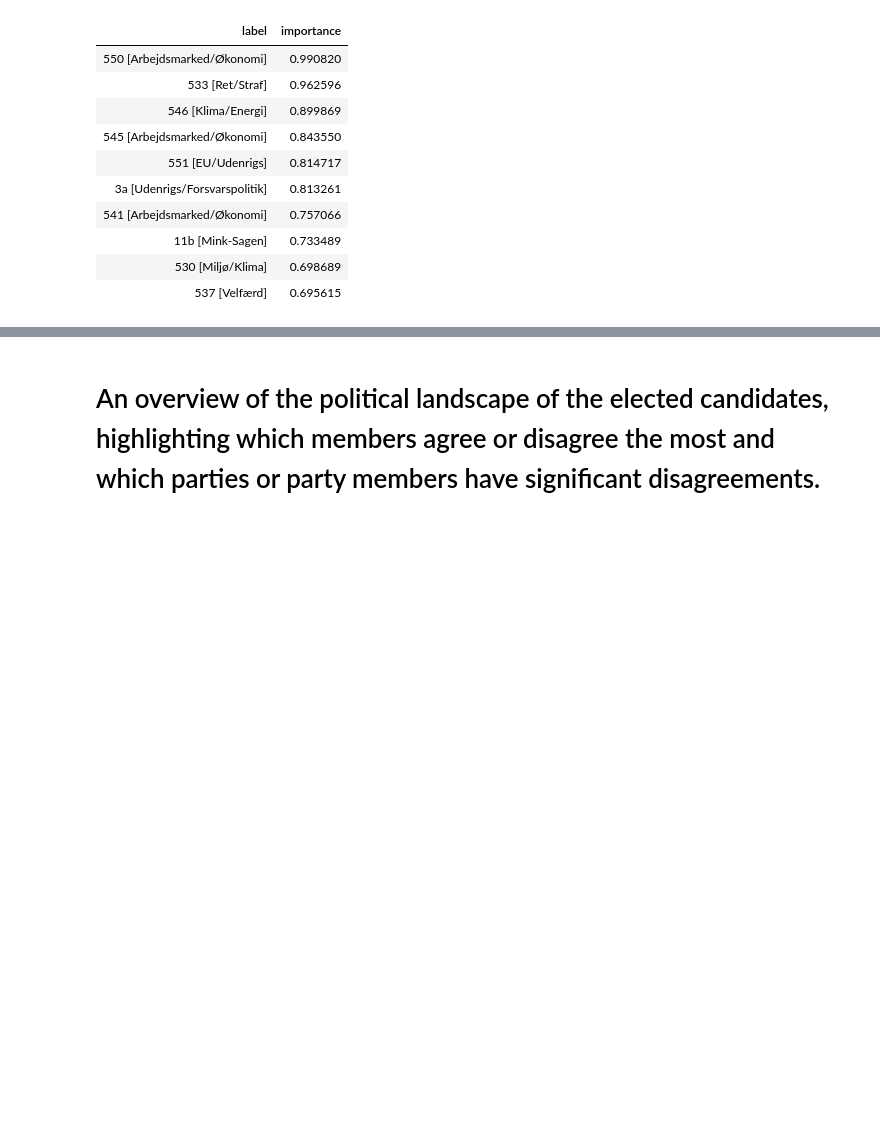
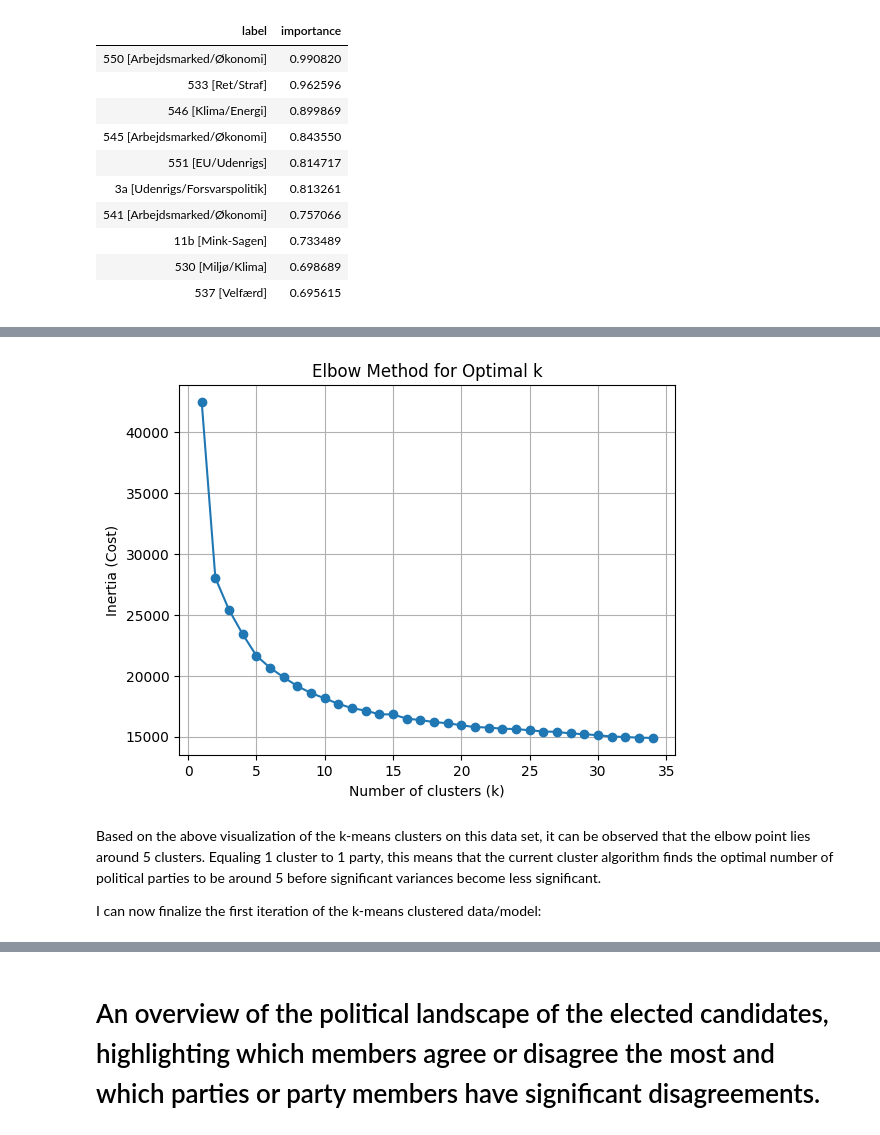
Before and after one commit to Dogmeat2000/MAL1-Python, a Jupyter notebook: Assignment 6/6. Candidate Test 2022 II.ipynb, the cells around one changed output, grey strips where cells are left out. Drawn from its saved outputs; the diff is of its cells as text; code cells hidden in the pictures; blank space fills up the shorter version.

```diff
--- a/Assignment 6/6. Candidate Test 2022 II.ipynb
+++ b/Assignment 6/6. Candidate Test 2022 II.ipynb
@@ -305,0 +315,24 @@ I can see that Question 550 under the Arbejdsmarked/Økonomi topic is the most i
+# %%
+# 1. Let's first prepare the data:
+## Remove non-numerical columns:
+X_Cluster = raw_data
+X_Cluster = X_Cluster.drop(columns=['storkreds', 'alder', 'navn', 'parti'])
+
+## Remove any rows with missing data:
+X_Cluster = X_Cluster.dropna()
+
+# 2. Standardize the data, so mean = 0 and the standard variance for each feature/question is 1. (i.e. -1 to 1).
+scaler = StandardScaler()
+X_Cluster_Scaled = scaler.fit_transform(X_Cluster)
+
+# For visualization:
+#pca_visualization = PCA(n_components=2)
+#X_visualization = pca_visualization.fit_transform(X_Cluster_Scaled)
+
+#def plotCluster(fitted_data, graph_name):
+#  plt.scatter(X_visualization[:, 0], X_visualization[:, 1], c=fitted_data, cmap='rainbow', s=40)
+#  plt.title(graph_name)
+#  plt.xlabel('PC1')
+#  plt.ylabel('PC2')
+#  plt.grid(True)
+#  plt.show()
@@ -306,2 +344,21 @@ I can see that Question 550 under the Arbejdsmarked/Økonomi topic is the most i
 # %%
-# TBA
+costs = []
+k_range = range(1, 35)
+
+for k in k_range:
+    kmeans = KMeans(n_clusters=k, random_state=761, init='k-means++', n_init=10)
+    kmeans.fit_predict(X_Cluster_Scaled)
+    costs.append(kmeans.inertia_)
+
+plt.plot(k_range, costs, marker='o')
+plt.xlabel('Number of clusters (k)')
+plt.ylabel('Inertia (Cost)')
+plt.title('Elbow Method for Optimal k')
+plt.grid(True)
+plt.show()
+# %% [output]
+[figure, added]
+# %% [markdown]
+Based on the above visualization of the k-means clusters on this data set, it can be observed that the elbow point lies around 5 clusters. Equaling 1 cluster to 1 party, this means that the current cluster algorithm finds the optimal number of political parties to be around 5 before significant variances become less significant.
+
+I can now finalize the first iteration of the k-means clustered data/model:
```
Also changed, not shown: parts of 10 cells of this notebook.
